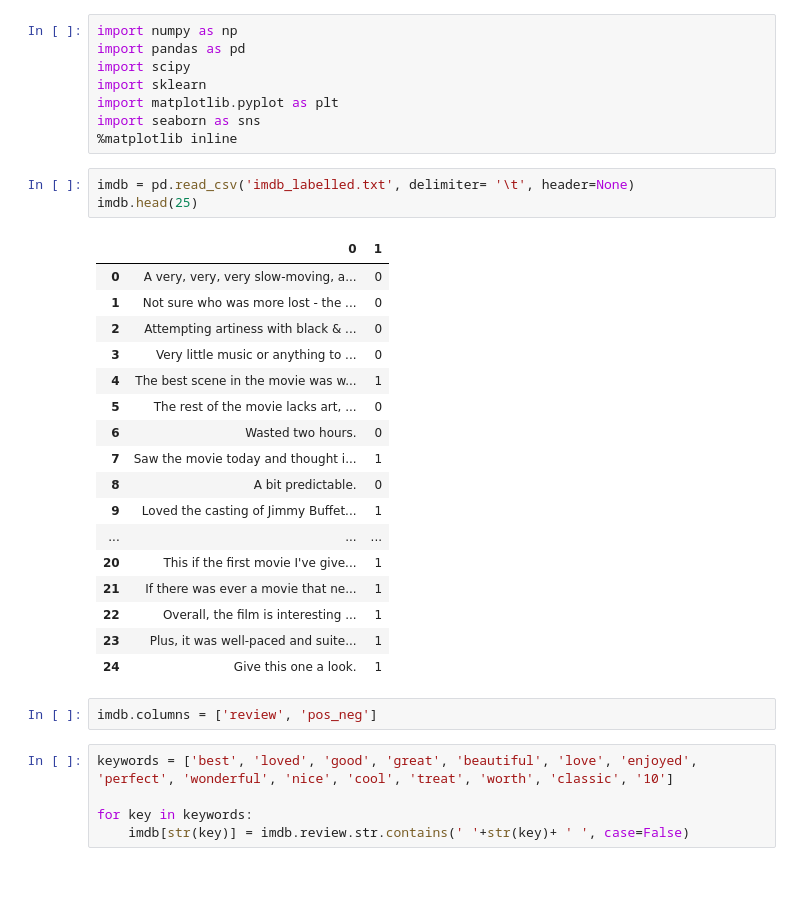
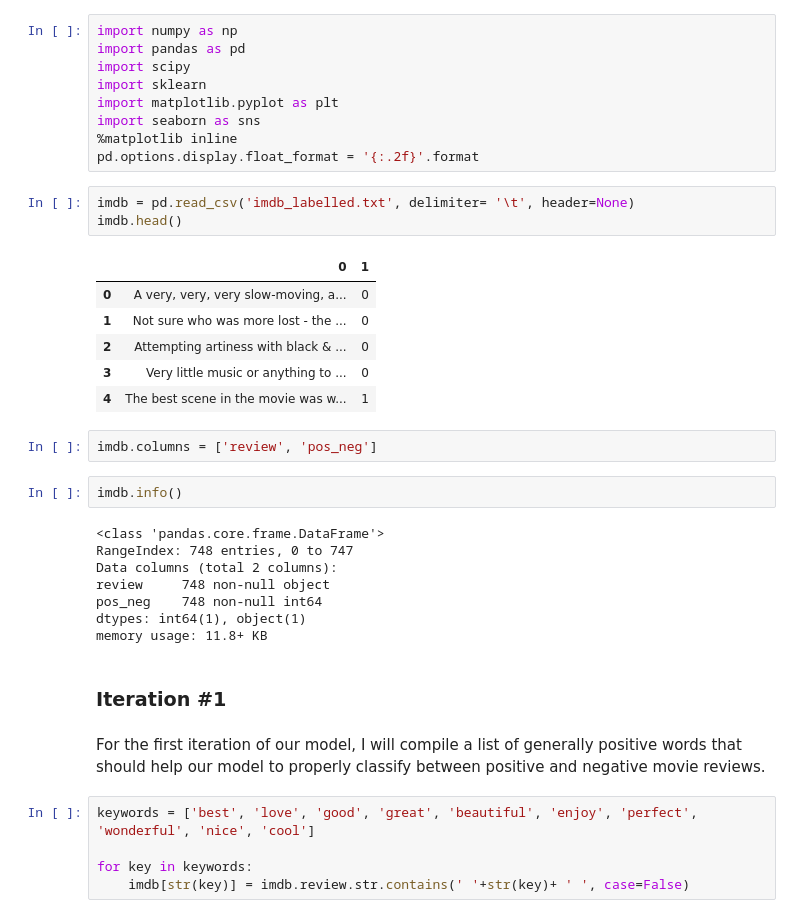
Before and after one commit to EdgarLuke/Thinkful-data_science, a Jupyter notebook: Iterate and Evaluate Classifier.ipynb, the cells around one changed output. Saved outputs shown, nothing was run; the diff lists cells and outputs as text; blank space fills up the shorter version.

```diff
--- a/Iterate and Evaluate Classifier.ipynb
+++ b/Iterate and Evaluate Classifier.ipynb
@@ -6,31 +6,35 @@ import sklearn
 import matplotlib.pyplot as plt
 import seaborn as sns
 %matplotlib inline
+pd.options.display.float_format = '{:.2f}'.format
 # %%
 imdb = pd.read_csv('imdb_labelled.txt', delimiter= '\t', header=None)
-imdb.head(25)
+imdb.head()
 # %% [output]
 |  | 0 | 1 |
 | 0 | A very, very, very slow-moving, a... | 0 |
 | 1 | Not sure who was more lost - the ... | 0 |
 | 2 | Attempting artiness with black & ... | 0 |
 | 3 | Very little music or anything to ... | 0 |
 | 4 | The best scene in the movie was w... | 1 |
-| 5 | The rest of the movie lacks art, ... | 0 |
-| 6 | Wasted two hours. | 0 |
-| 7 | Saw the movie today and thought i... | 1 |
-| 8 | A bit predictable. | 0 |
-| 9 | Loved the casting of Jimmy Buffet... | 1 |
-| ... | ... | ... |
-| 20 | This if the first movie I've give... | 1 |
-| 21 | If there was ever a movie that ne... | 1 |
-| 22 | Overall, the film is interesting ... | 1 |
-| 23 | Plus, it was well-paced and suite... | 1 |
-| 24 | Give this one a look. | 1 |
 # %%
 imdb.columns = ['review', 'pos_neg']
+# %%
+imdb.info()
+# %% [output]
+<class 'pandas.core.frame.DataFrame'>
+RangeIndex: 748 entries, 0 to 747
+Data columns (total 2 columns):
+review     748 non-null object
+pos_neg    748 non-null int64
+dtypes: int64(1), object(1)
+memory usage: 11.8+ KB
+# %% [markdown]
+### Iteration #1
+# %% [markdown]
+For the first iteration of our model, I will compile a list of generally positive words that should help our model to properly classify between positive and negative movie reviews.
 # %%
-keywords = ['best', 'loved', 'good', 'great', 'beautiful', 'love', 'enjoyed', 'perfect', 'wonderful', 'nice', 'cool', 'treat', 'worth', 'classic', '10']
+keywords = ['best', 'love', 'good', 'great', 'beautiful', 'enjoy', 'perfect', 'wonderful', 'nice', 'cool']
 
 for key in keywords:
     imdb[str(key)] = imdb.review.str.contains(' '+str(key)+ ' ', case=False)
```
Also changed, not shown: parts of 51 cells of this notebook.
